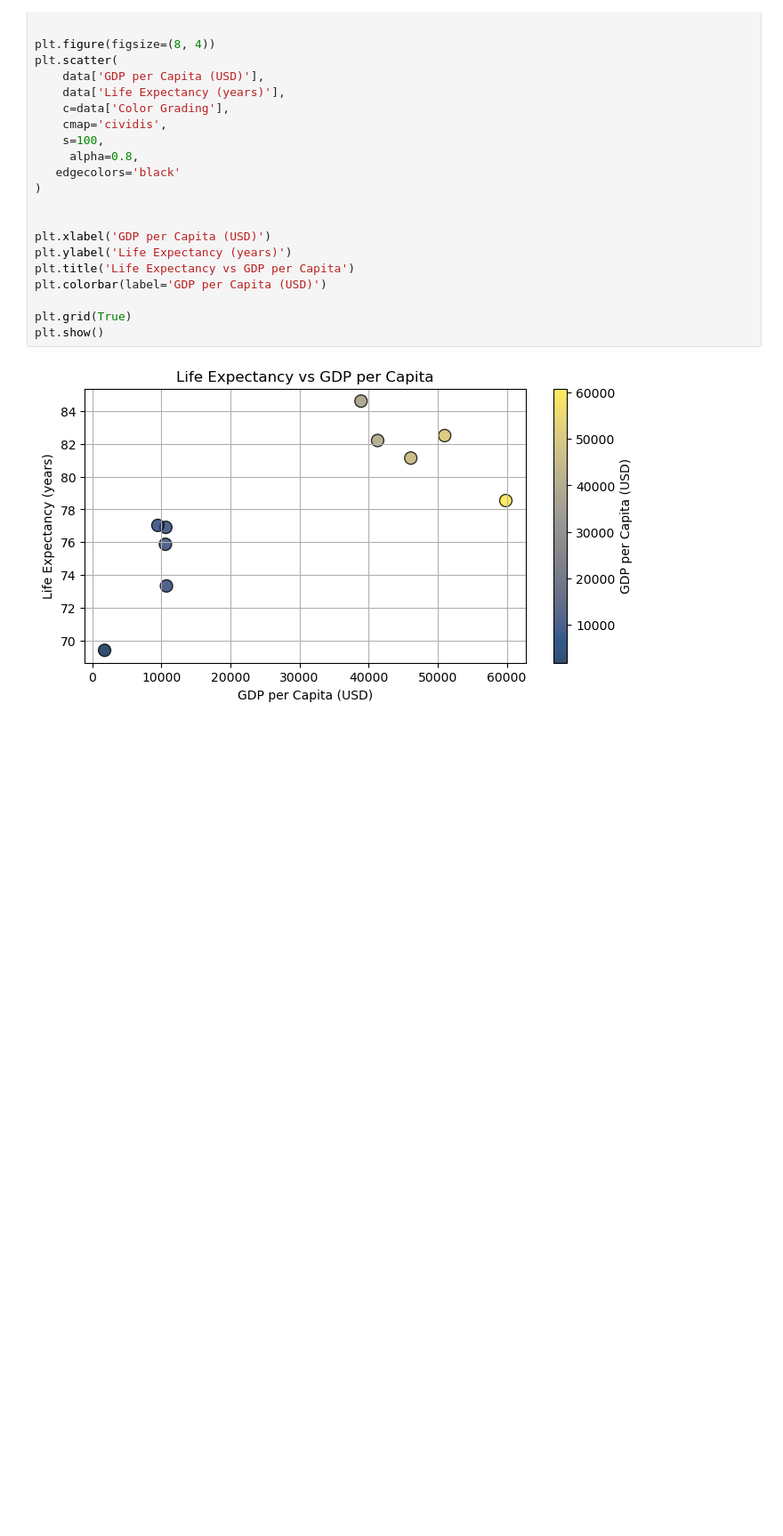
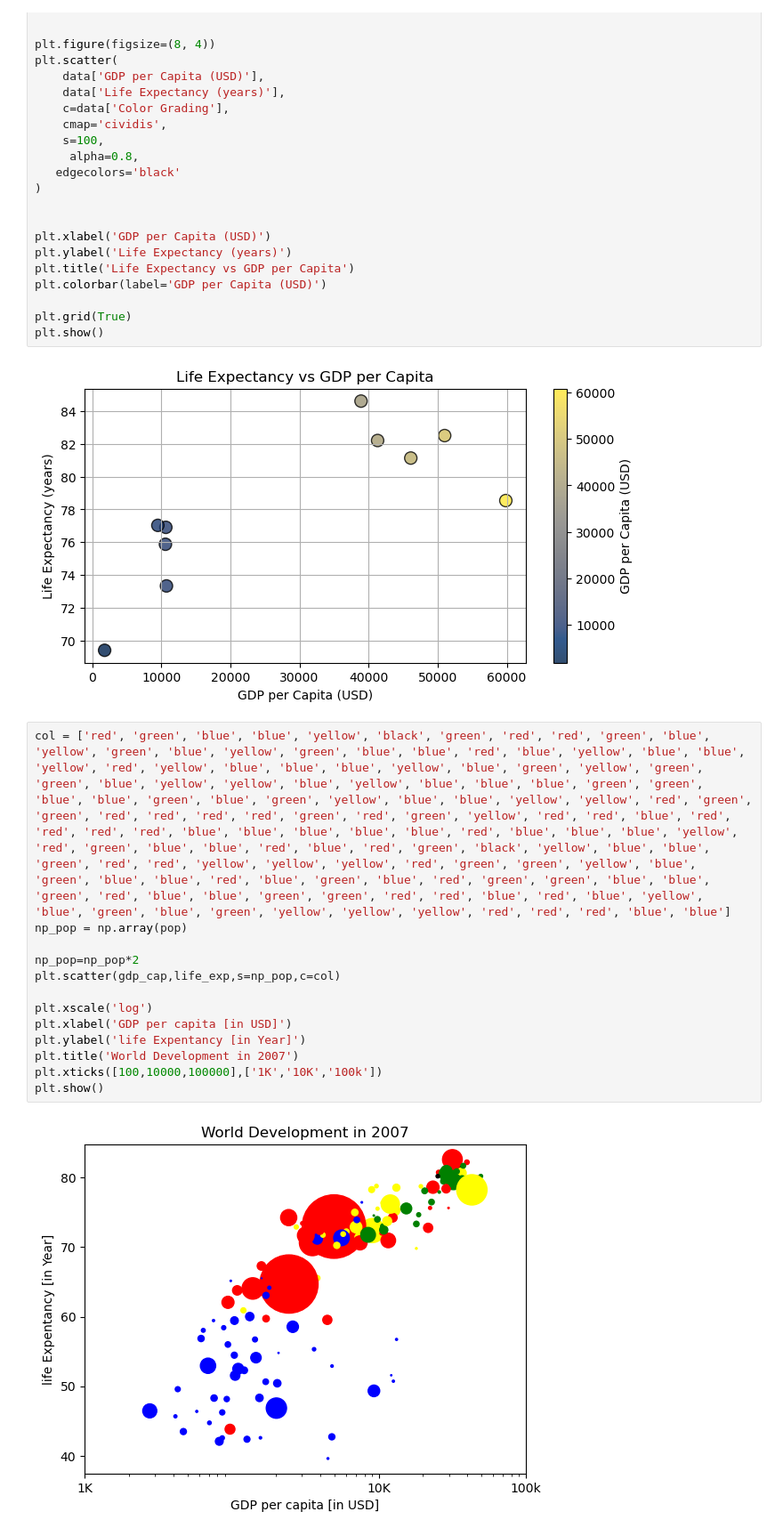
Before and after one commit to Abdul-Ghufran-Khan/CDE_Classes, a Jupyter notebook: CDE-Classes-work/class18/Data visualization.ipynb, the cells around one changed output. Shown: that part at 89% size. Drawn from its saved outputs; the diff is of its cells as text; blank space fills up the shorter version.

```diff
--- a/CDE-Classes-work/class18/Data visualization.ipynb
+++ b/CDE-Classes-work/class18/Data visualization.ipynb
@@ -105,3 +110,18 @@ plt.grid(True)
 plt.show()
 # %% [output]
 [figure]
+# %%
+col = ['red', 'green', 'blue', 'blue', 'yellow', 'black', 'green', 'red', 'red', 'green', 'blue', 'yellow', 'green', 'blue', 'yellow', 'green', 'blue', 'blue', 'red', 'blue', 'yellow', 'blue', 'blue', 'yellow', 'red', 'yellow', 'blue', 'blue', 'blue', 'yellow', 'blue', 'green', 'yellow', 'green', 'green', 'blue', 'yellow', 'yellow', 'blue', 'yellow', 'blue', 'blue', 'blue', 'green', 'green', 'blue', 'blue', 'green', 'blue', 'green', 'yellow', 'blue', 'blue', 'yellow', 'yellow', 'red', 'green', 'green', 'red', 'red', 'red', 'red', 'green', 'red', 'green', 'yellow', 'red', 'red', 'blue', 'red', 'red', 'red', 'red', 'blue', 'blue', 'blue', 'blue', 'blue', 'red', 'blue', 'blue', 'blue', 'yellow', 'red', 'green', 'blue', 'blue', 'red', 'blue', 'red', 'green', 'black', 'yellow', 'blue', 'blue', 'green', 'red', 'red', 'yellow', 'yellow', 'yellow', 'red', 'green', 'green', 'yellow', 'blue', 'green', 'blue', 'blue', 'red', 'blue', 'green', 'blue', 'red', 'green', 'green', 'blue', 'blue', 'green', 'red', 'blue', 'blue', 'green', 'green', 'red', 'red', 'blue', 'red', 'blue', 'yellow', 'blue', 'green', 'blue', 'green', 'yellow', 'yellow', 'yellow', 'red', 'red', 'red', 'blue', 'blue']
+np_pop = np.array(pop)
+
+np_pop=np_pop*2
+plt.scatter(gdp_cap,life_exp,s=np_pop,c=col)
+
+plt.xscale('log')
+plt.xlabel('GDP per capita [in USD]')
+plt.ylabel('life Expentancy [in Year]')
+plt.title('World Development in 2007')
+plt.xticks([100,10000,100000],['1K','10K','100k'])
+plt.show()
+# %% [output]
+[figure, added]
```
Also changed, not shown: parts of 2 cells of this notebook.
